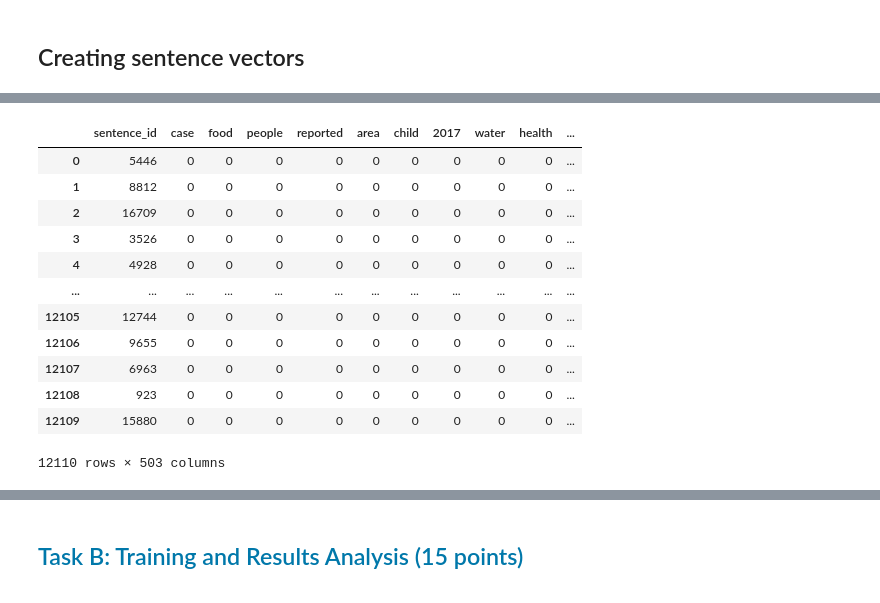
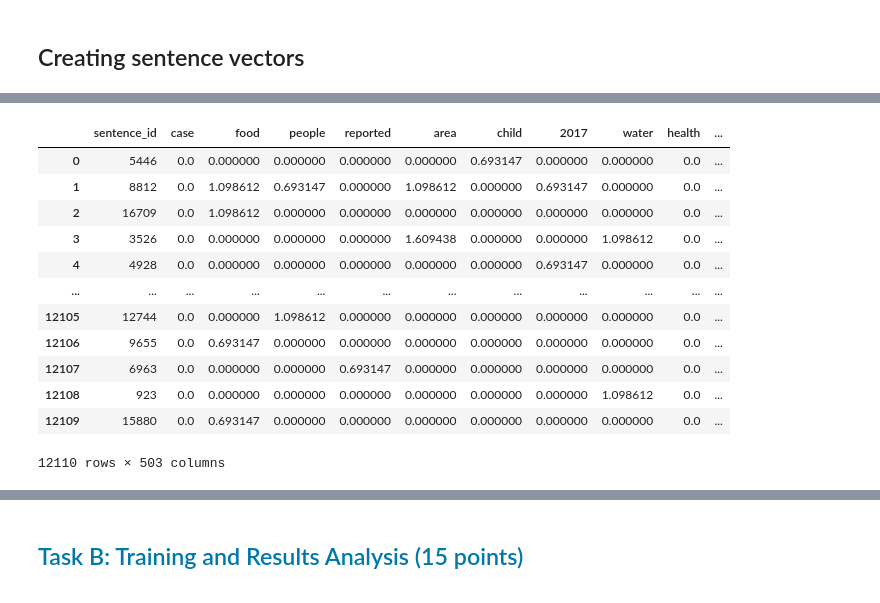
Before and after one commit to borosabel/NLP, a Jupyter notebook: Assignment1.ipynb, the cells around one changed output, grey strips where cells are left out. Saved outputs shown, nothing was run; the diff lists cells and outputs as text; code cells hidden in the pictures.

```diff
--- a/Assignment1.ipynb
+++ b/Assignment1.ipynb
@@ -256,20 +305,30 @@ column_names = ['sentence_id']
-# %%
-column_names = column_names + list(wordfrequencies.keys()) + ['labels']
-# %%
-df.columns = column_names
-# %%
-df
-# %% [output]
-|  | sentence_id | case | food | people | reported | area | child | 2017 | water | health | ... |
-| 0 | 5446 | 0 | 0 | 0 | 0 | 0 | 0 | 0 | 0 | 0 | ... |
-| 1 | 8812 | 0 | 0 | 0 | 0 | 0 | 0 | 0 | 0 | 0 | ... |
-| 2 | 16709 | 0 | 0 | 0 | 0 | 0 | 0 | 0 | 0 | 0 | ... |
-| 3 | 3526 | 0 | 0 | 0 | 0 | 0 | 0 | 0 | 0 | 0 | ... |
-| 4 | 4928 | 0 | 0 | 0 | 0 | 0 | 0 | 0 | 0 | 0 | ... |
-| ... | ... | ... | ... | ... | ... | ... | ... | ... | ... | ... | ... |
-| 12105 | 12744 | 0 | 0 | 0 | 0 | 0 | 0 | 0 | 0 | 0 | ... |
-| 12106 | 9655 | 0 | 0 | 0 | 0 | 0 | 0 | 0 | 0 | 0 | ... |
-| 12107 | 6963 | 0 | 0 | 0 | 0 | 0 | 0 | 0 | 0 | 0 | ... |
-| 12108 | 923 | 0 | 0 | 0 | 0 | 0 | 0 | 0 | 0 | 0 | ... |
-| 12109 | 15880 | 0 | 0 | 0 | 0 | 0 | 0 | 0 | 0 | 0 | ... |
-12110 rows × 503 columns
+# %%
+def document_word_matrix(dataframe, wordfrequencies):
+    list_of_words = list(wordfrequencies.keys())
+    column_names = ['sentence_id'] + list_of_words + ['labels']
+    df = pd.DataFrame(0, index=range(len(dataframe)), columns=column_names)
+    df.iloc[:, 0] = dataframe['sentence_id']
+    df.iloc[:, -1] = dataframe['label']
+
+    for i, word in enumerate(list_of_words):
+        for j, document in enumerate(dataframe['text']):
+            count = document.count(word)
+            df.at[j, word] = count
+
+    return df
+
+def term_frequency(x):
+    return np.log(1 + x)
+
+# This function suppose that we have the basic document word matrix with the term counts
+def count_term_frequency_on_df(dataframe):
+    dataframe.iloc[:, 1:-1] = dataframe.iloc[:, 1:-1].applymap(term_frequency)
+    return dataframe
+
+def inverse_document_freq(dataframe):
+    idf_dict = {column: (np.log(dataframe.shape[0] / ((dataframe[column] > 0).sum() + 1))) if (dataframe[column] > 0).sum() > 0 else 0 for column in dataframe.columns[1:-1]}
+    return idf_dict
+# %%
+document_word_matrix_train = document_word_matrix(train_set, bow_train_dict)
+document_word_matrix_test = document_word_matrix(test_set, bow_test_dict)
+document_word_matrix_val = document_word_matrix(validation_set, bow_val_dict)
@@ -275,0 +339,16 @@ df
+# %%
+document_word_matrix_train
+# %% [output]
+|  | sentence_id | case | food | people | reported | area | child | 2017 | water | health | ... |
+| 0 | 5446 | 0.0 | 0.000000 | 0.000000 | 0.000000 | 0.000000 | 0.693147 | 0.000000 | 0.000000 | 0.0 | ... |
+| 1 | 8812 | 0.0 | 1.098612 | 0.693147 | 0.000000 | 1.098612 | 0.000000 | 0.693147 | 0.000000 | 0.0 | ... |
+| 2 | 16709 | 0.0 | 1.098612 | 0.000000 | 0.000000 | 0.000000 | 0.000000 | 0.000000 | 0.000000 | 0.0 | ... |
+| 3 | 3526 | 0.0 | 0.000000 | 0.000000 | 0.000000 | 1.609438 | 0.000000 | 0.000000 | 1.098612 | 0.0 | ... |
+| 4 | 4928 | 0.0 | 0.000000 | 0.000000 | 0.000000 | 0.000000 | 0.000000 | 0.693147 | 0.000000 | 0.0 | ... |
+| ... | ... | ... | ... | ... | ... | ... | ... | ... | ... | ... | ... |
+| 12105 | 12744 | 0.0 | 0.000000 | 1.098612 | 0.000000 | 0.000000 | 0.000000 | 0.000000 | 0.000000 | 0.0 | ... |
+| 12106 | 9655 | 0.0 | 0.693147 | 0.000000 | 0.000000 | 0.000000 | 0.000000 | 0.000000 | 0.000000 | 0.0 | ... |
+| 12107 | 6963 | 0.0 | 0.000000 | 0.000000 | 0.693147 | 0.000000 | 0.000000 | 0.000000 | 0.000000 | 0.0 | ... |
+| 12108 | 923 | 0.0 | 0.000000 | 0.000000 | 0.000000 | 0.000000 | 0.000000 | 0.000000 | 1.098612 | 0.0 | ... |
+| 12109 | 15880 | 0.0 | 0.693147 | 0.000000 | 0.000000 | 0.000000 | 0.000000 | 0.000000 | 0.000000 | 0.0 | ... |
+12110 rows × 503 columns
```
Also changed, not shown: parts of 26 cells of this notebook, 1 other file.
